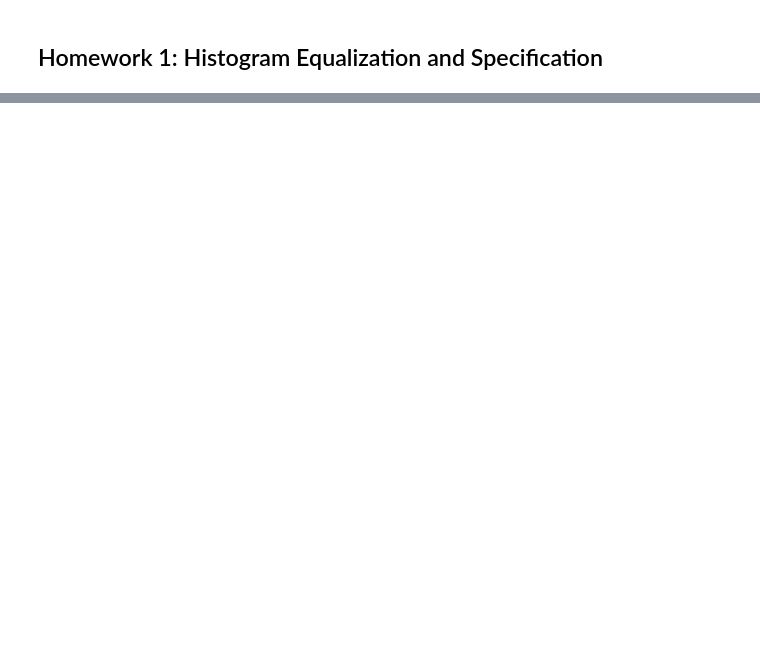
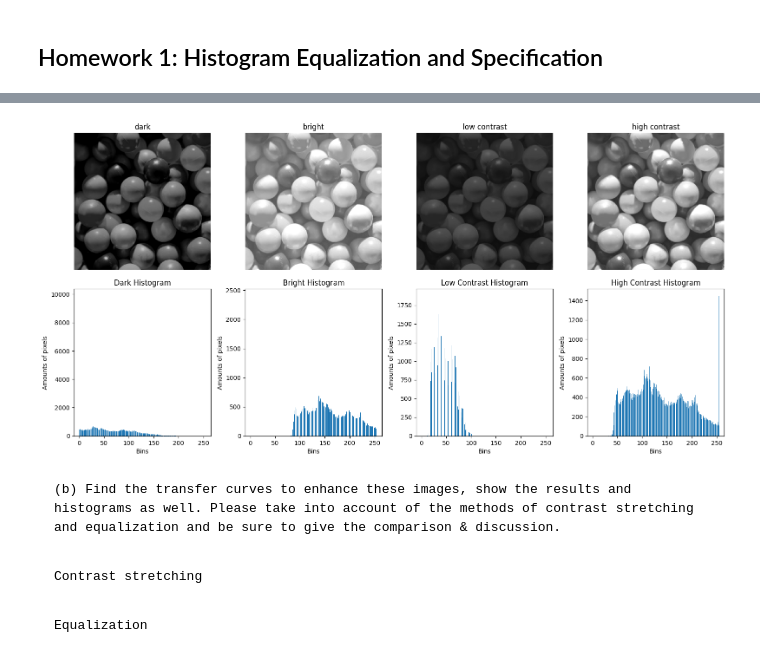
Before and after one commit to kappa0106/Histogram-Equalization-and-Specification, a Jupyter notebook: main.ipynb, the cells around one changed output, grey strips where cells are left out. Cells and saved outputs as stored; diff of their text form; code cells hidden in the pictures; blank space fills up the shorter version.

```diff
--- a/main.ipynb
+++ b/main.ipynb
@@ -49,0 +36,6 @@ beta = 0
+# %%
+# Duplicate the original image for different adjustments
+dark = np.zeros((height, width), dtype=np.uint8)
+bright = np.zeros((height, width), dtype=np.uint8)
+con_high = np.zeros((height, width), dtype=np.uint8)
+con_low = np.zeros((height, width), dtype=np.uint8)
@@ -50 +63,73 @@ beta = 0
+# %%
+# Show the images together with the
+corresponding histograms
+plt.figure(num='Golden Retriever Puppy', figsize=(16,8))
+
+# dark image
+plt.subplot(2, 4, 1)
+plt.title('dark')
+plt.imshow(dark, cmap='gray', vmin=0, vmax=255)
+plt.axis('off')
+
+# bright image
+plt.subplot(2, 4, 2)
+plt.title('bright')
+plt.imshow(bright, cmap='gray', vmin=0, vmax=255)
+plt.axis('off')
+
+# low contrast
+plt.subplot(2, 4, 3)
+plt.title('low contrast')
+plt.imshow(con_low, cmap='gray', vmin=0, vmax=255)
+plt.axis('off')
+
+# high contrast
+plt.subplot(2, 4, 4)
+plt.title('high contrast')
+plt.imshow(con_high, cmap='gray', vmin=0, vmax=255)
+plt.axis('off')
+
+# dark image histogram
+plt.subplot(2, 4, 5)
+plt.hist(dark.flatten(), bins=256)
+plt.title('Dark Histogram')
+plt.xlabel('Bins')
+plt.xlim([-10, 265])
+plt.ylabel('Amounts of pixels')
+
+# bright image histogram
+plt.subplot(2, 4, 6)
+plt.hist(bright.flatten(), bins=256)
+plt.title('Bright Histogram')
+plt.xlabel('Bins')
+plt.xlim([-10, 265])
+plt.ylabel('Amounts of pixels')
+
+# low contrast image histogram
+plt.subplot(2, 4, 7)
+plt.hist(con_low.flatten(), bins=256)
+plt.title('Low Contrast Histogram')
+plt.xlabel('Bins')
+plt.xlim([-10, 265])
+plt.ylabel('Amounts of pixels')
+
+# high contrast image histogram
+plt.subplot(2, 4, 8)
+plt.hist(con_high.flatten(), bins=256)
+plt.title('High Contrast Histogram')
+plt.xlabel('Bins')
+plt.xlim([-10, 265])
+plt.ylabel('Amounts of pixels')
+
+
+plt.tight_layout()
+plt.show()
+# %% [output]
+[figure, added]
+# %% [markdown]
+    (b) Find the transfer curves to enhance these images, show the results and histograms as well. Please take into account of the methods of contrast stretching and equalization and be sure to give the comparison & discussion.
+# %% [markdown]
+    Contrast stretching
+# %% [markdown]
+    Equalization
 # %% [markdown]
```
Also changed, not shown: parts of 8 cells of this notebook, 1 other file.
